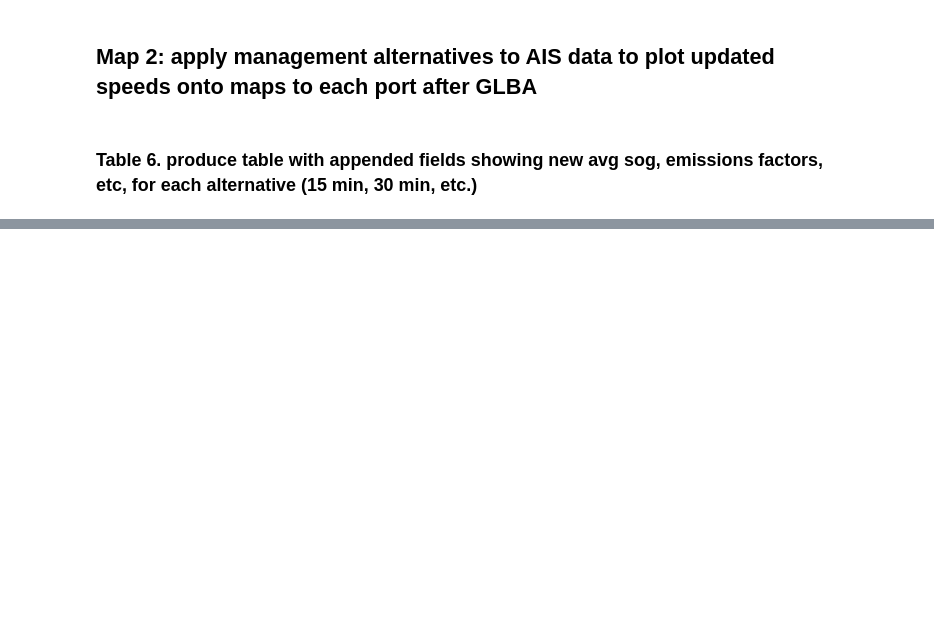
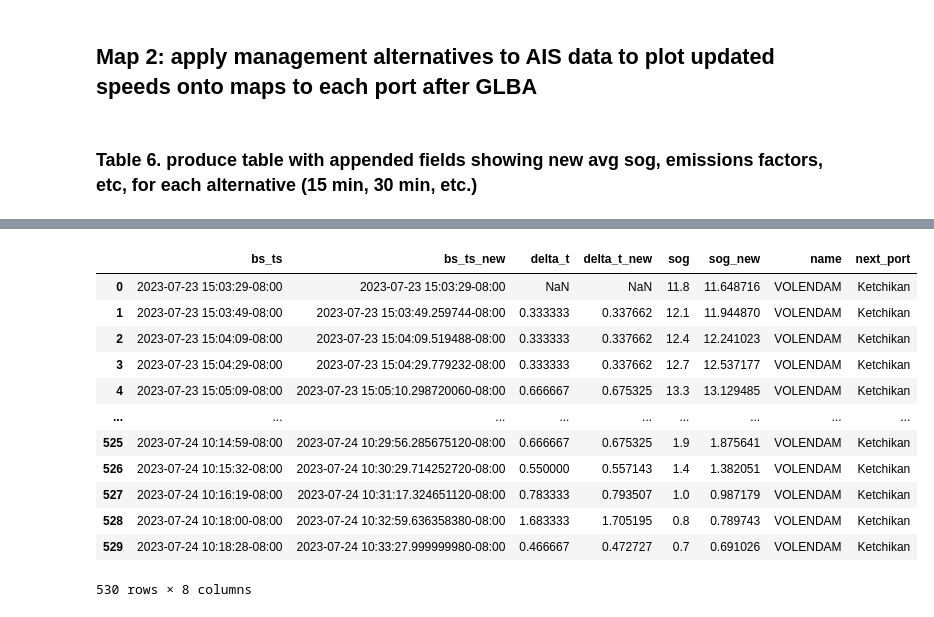
Before and after one commit to gebrady/shippy, a Jupyter notebook: tables_and_figures.ipynb, the cells around one changed output, grey strips where cells are left out. Saved outputs shown, nothing was run; the diff lists cells and outputs as text; code cells hidden in the pictures; blank space fills up the shorter version.

Commit message:
adjusted outputs for glba workflow, assigned unique id to seg Id, built out 'reapportion velocity'

```diff
--- a/tables_and_figures.ipynb
+++ b/tables_and_figures.ipynb
@@ -307,3 +327,9 @@ Mapper.plotRaster('Haines', rasters_dict)
 ## Map 2: apply __management alternatives__ to AIS data to plot updated speeds onto maps to each port after GLBA
 # %% [markdown]
 ### Table 6. produce table with appended fields showing new avg sog, emissions factors, etc, for each alternative (15 min, 30 min, etc.)
+# %%
+data = ais_data_glba_to_next_port
+assert(len(data.segment_id.unique()) == 258) # confirm we have all the data we need
+# %%
+from Geoprocessor import Geoprocessor
+alts = Geoprocessor.generate_management_alternatives(data, 'segment_id', [-30, 15, 30, 60])
@@ -309,0 +358,17 @@ Mapper.plotRaster('Haines', rasters_dict)
+# %%
+test = alts['VOLENDAM_99_inc_15']
+test[['bs_ts', 'bs_ts_new', 'delta_t', 'delta_t_new', 'sog', 'sog_new', 'name', 'next_port']]
+# %% [output]
+|  | bs_ts | bs_ts_new | delta_t | delta_t_new | sog | sog_new | name | next_port |
+| 0 | 2023-07-23 15:03:29-08:00 | 2023-07-23 15:03:29-08:00 | NaN | NaN | 11.8 | 11.648716 | VOLENDAM | Ketchikan |
+| 1 | 2023-07-23 15:03:49-08:00 | 2023-07-23 15:03:49.259744-08:00 | 0.333333 | 0.337662 | 12.1 | 11.944870 | VOLENDAM | Ketchikan |
+| 2 | 2023-07-23 15:04:09-08:00 | 2023-07-23 15:04:09.519488-08:00 | 0.333333 | 0.337662 | 12.4 | 12.241023 | VOLENDAM | Ketchikan |
+| 3 | 2023-07-23 15:04:29-08:00 | 2023-07-23 15:04:29.779232-08:00 | 0.333333 | 0.337662 | 12.7 | 12.537177 | VOLENDAM | Ketchikan |
+| 4 | 2023-07-23 15:05:09-08:00 | 2023-07-23 15:05:10.298720060-08:00 | 0.666667 | 0.675325 | 13.3 | 13.129485 | VOLENDAM | Ketchikan |
+| ... | ... | ... | ... | ... | ... | ... | ... | ... |
+| 525 | 2023-07-24 10:14:59-08:00 | 2023-07-24 10:29:56.285675120-08:00 | 0.666667 | 0.675325 | 1.9 | 1.875641 | VOLENDAM | Ketchikan |
+| 526 | 2023-07-24 10:15:32-08:00 | 2023-07-24 10:30:29.714252720-08:00 | 0.550000 | 0.557143 | 1.4 | 1.382051 | VOLENDAM | Ketchikan |
+| 527 | 2023-07-24 10:16:19-08:00 | 2023-07-24 10:31:17.324651120-08:00 | 0.783333 | 0.793507 | 1.0 | 0.987179 | VOLENDAM | Ketchikan |
+| 528 | 2023-07-24 10:18:00-08:00 | 2023-07-24 10:32:59.636358380-08:00 | 1.683333 | 1.705195 | 0.8 | 0.789743 | VOLENDAM | Ketchikan |
+| 529 | 2023-07-24 10:18:28-08:00 | 2023-07-24 10:33:27.999999980-08:00 | 0.466667 | 0.472727 | 0.7 | 0.691026 | VOLENDAM | Ketchikan |
+530 rows × 8 columns
```
Also changed, not shown: parts of 10 cells of this notebook, 3 other files.
